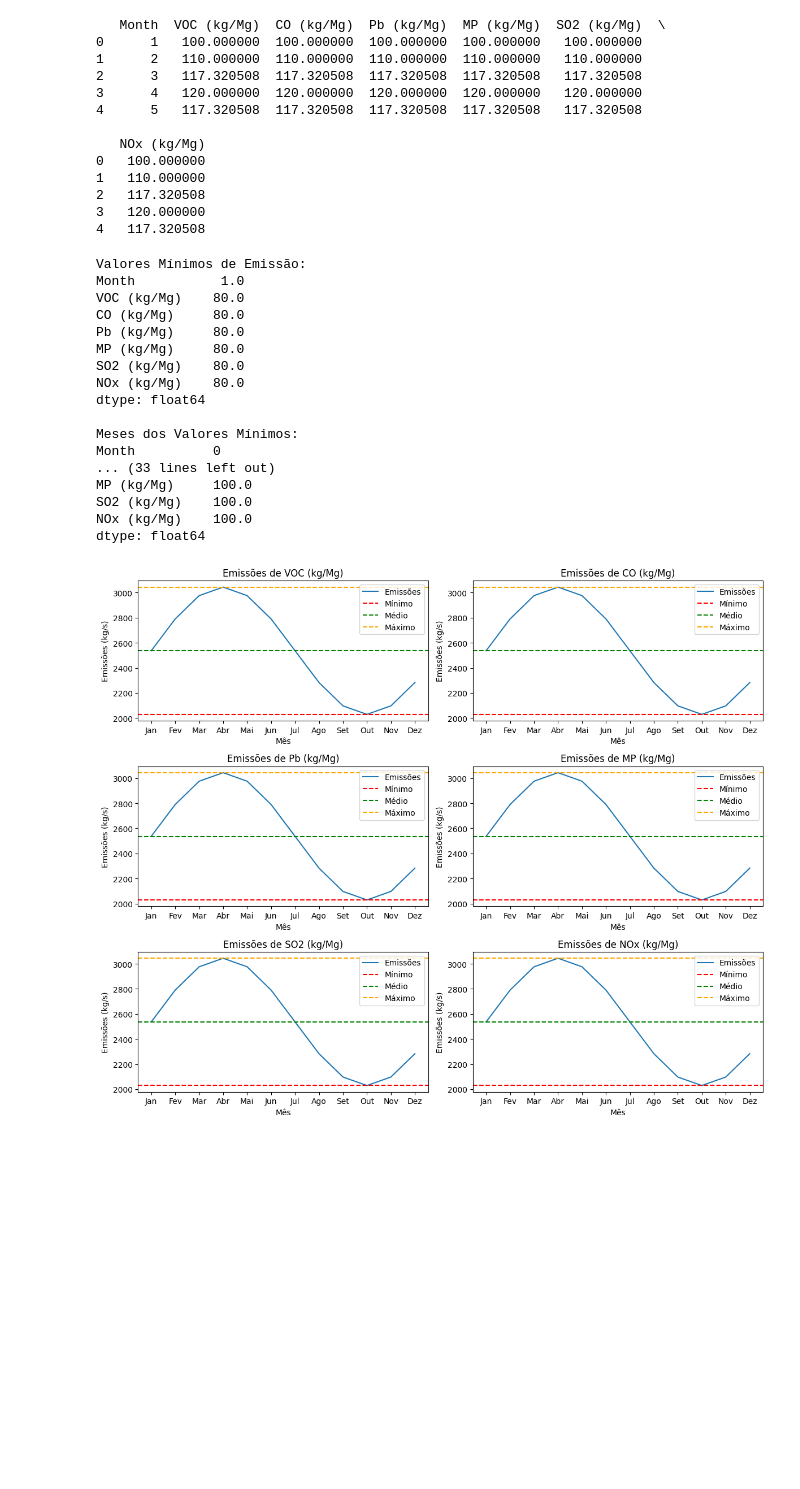
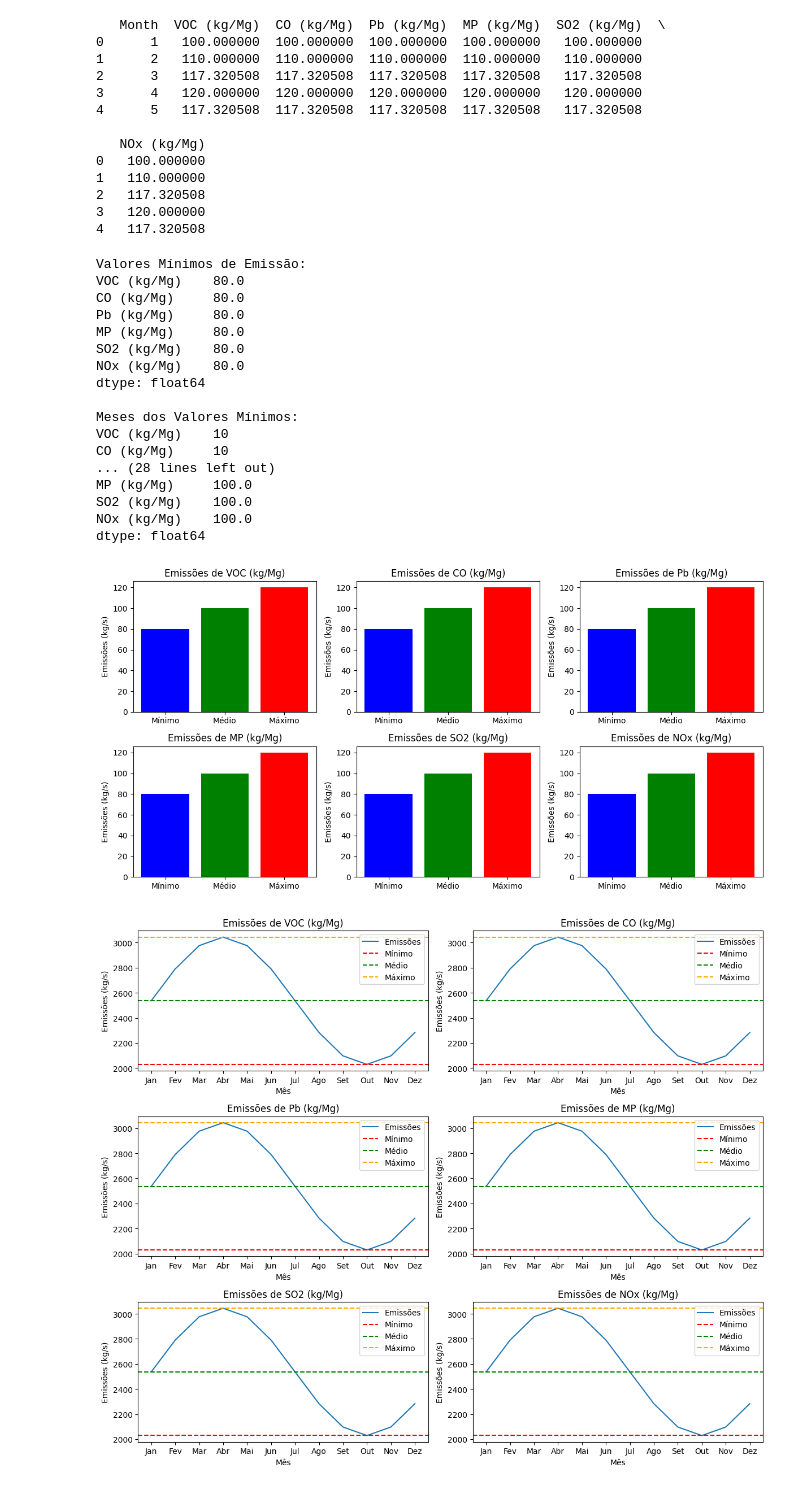
Before and after one commit to muriell-b/ENS5173_01, a Jupyter notebook: atividade01_parte1.ipynb, the cells around one changed output. Drawn from its saved outputs; the diff is of its cells as text; code cells hidden in the pictures; blank space fills up the shorter version.

```diff
--- a/atividade01_parte1.ipynb
+++ b/atividade01_parte1.ipynb
@@ -1192,6 +1192,12 @@ print(df_seasonal.head())
 3   120.000000
 4   117.320508
 # %%
+# Calcular os valores mínimo, médio e máximo de emissão para cada poluente ao longo do ano
+import matplotlib.pyplot as plt
+
+# Definir os meses como índice
+df_seasonal.set_index('Month', inplace=True)
+
 # Calcular os valores mínimo, médio e máximo de emissão para cada poluente ao longo do ano
 min_emissions = df_seasonal.min()
 max_emissions = df_seasonal.max()
@@ -1200,36 +1206,54 @@ mean_emissions = df_seasonal.mean()
 # Identificar em quais meses esses valores ocorrem
 min_months = df_seasonal.idxmin()
 max_months = df_seasonal.idxmax()
 
 # Exibir os resultados
 print("Valores Mínimos de Emissão:")
 print(min_emissions)
 print("\nMeses dos Valores Mínimos:")
 print(min_months)
 print("\nValores Máximos de Emissão:")
 print(max_emissions)
 print("\nMeses dos Valores Máximos:")
 print(max_months)
 print("\nValores Médios de Emissão:")
 print(mean_emissions)
+
+# Plotar gráfico de barras com os valores mínimos, médios e máximos de emissão para cada poluente
+plt.figure(figsize=(12, 6))
+
+for i, pollutant in enumerate(pollutants):
+    plt.subplot(2, 3, i+1)
+    plt.bar(['Mínimo', 'Médio', 'Máximo'], [min_emissions[pollutant], mean_emissions[pollutant], max_emissions[pollutant]], color=['blue', 'green', 'red'])
+    plt.title(f'Emissões de {pollutant}')
+    plt.ylabel('Emissões (kg/s)')
+
+plt.tight_layout()
+
+# Salvar a figura
+plt.savefig('D:/ENS5173_01/figures/emissions_statistics.png')
+
+# Exibir a figura
+plt.show()
 # %% [output]
 Valores Mínimos de Emissão:
-Month           1.0
 VOC (kg/Mg)    80.0
 CO (kg/Mg)     80.0
 Pb (kg/Mg)     80.0
 MP (kg/Mg)     80.0
 SO2 (kg/Mg)    80.0
 NOx (kg/Mg)    80.0
 dtype: float64
 
 Meses dos Valores Mínimos:
-Month          0
-... (33 lines left out)
+VOC (kg/Mg)    10
+CO (kg/Mg)     10
+... (28 lines left out)
 MP (kg/Mg)     100.0
 SO2 (kg/Mg)    100.0
 NOx (kg/Mg)    100.0
 dtype: float64
+[figure, added]
 # %%
 # Plotar os gráficos com os novos valores em kg/segundo
 plt.figure(figsize=(12, 10))
```
